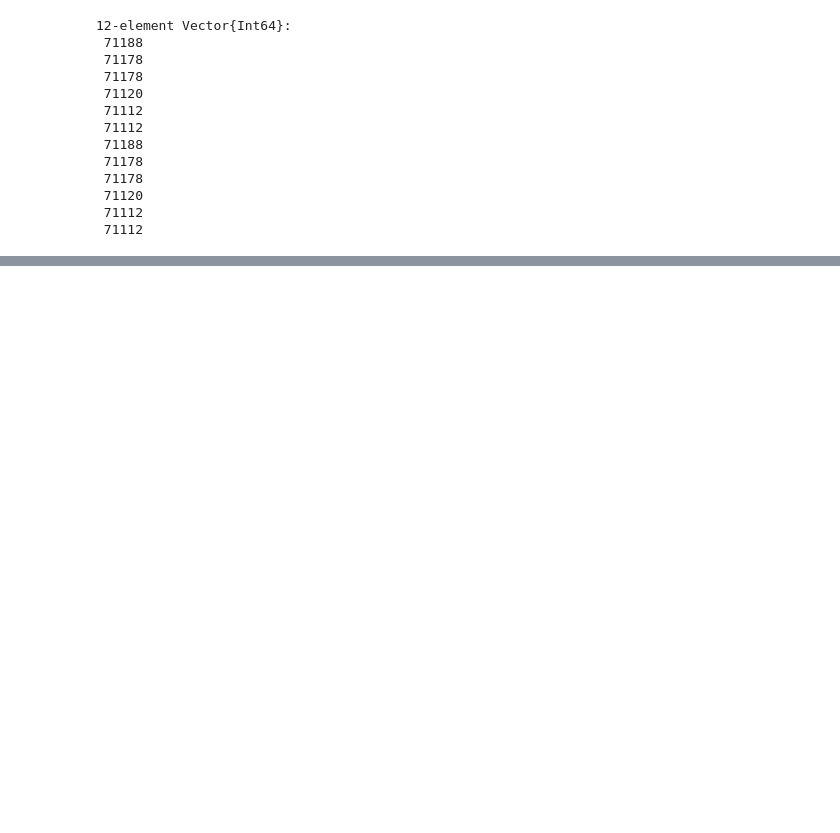
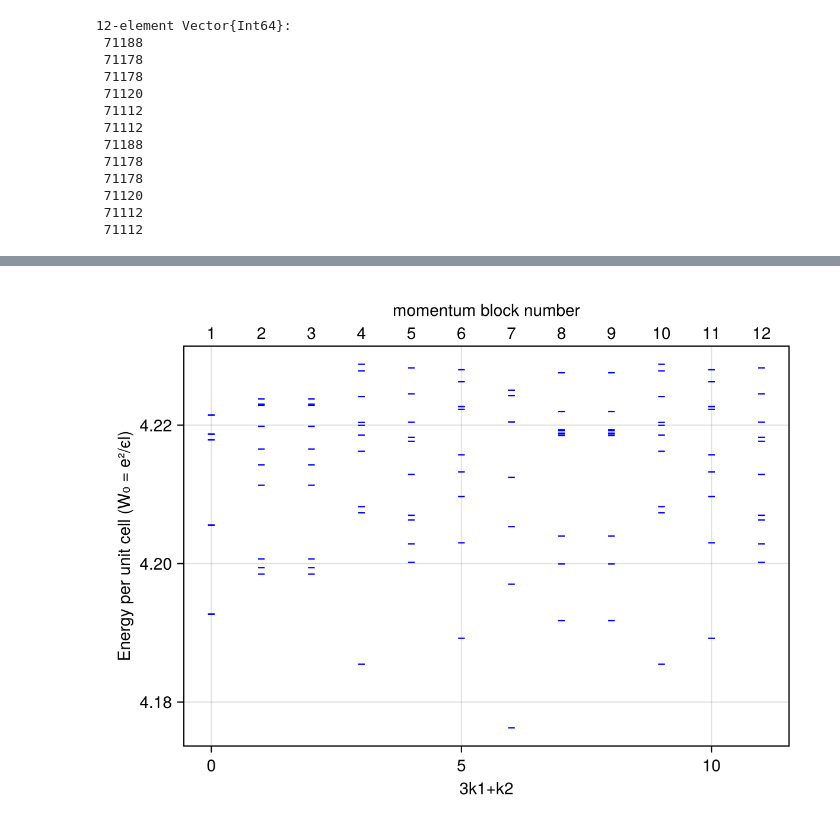
Before and after one commit to Zou-Bo/MomentumED.jl, a Jupyter notebook: examples/continous symmetry breaking/1. LL_exciton_condensate.ipynb, the cells around one changed output, grey strips where cells are left out. Cells and saved outputs as stored; diff of their text form; code cells hidden in the pictures; blank space fills up the shorter version.

```diff
--- a/examples/continous symmetry breaking/1. LL_exciton_condensate.ipynb
+++ b/examples/continous symmetry breaking/1. LL_exciton_condensate.ipynb
@@ -163 +163,5 @@ Processing block #6 with size 71112, momentum 1, 2
+# %%
+plot_ed_spectrum() # 2, 10
+# %% [output]
+[figure, added]
 # %%
```
Also changed, not shown: parts of 7 cells of this notebook.
